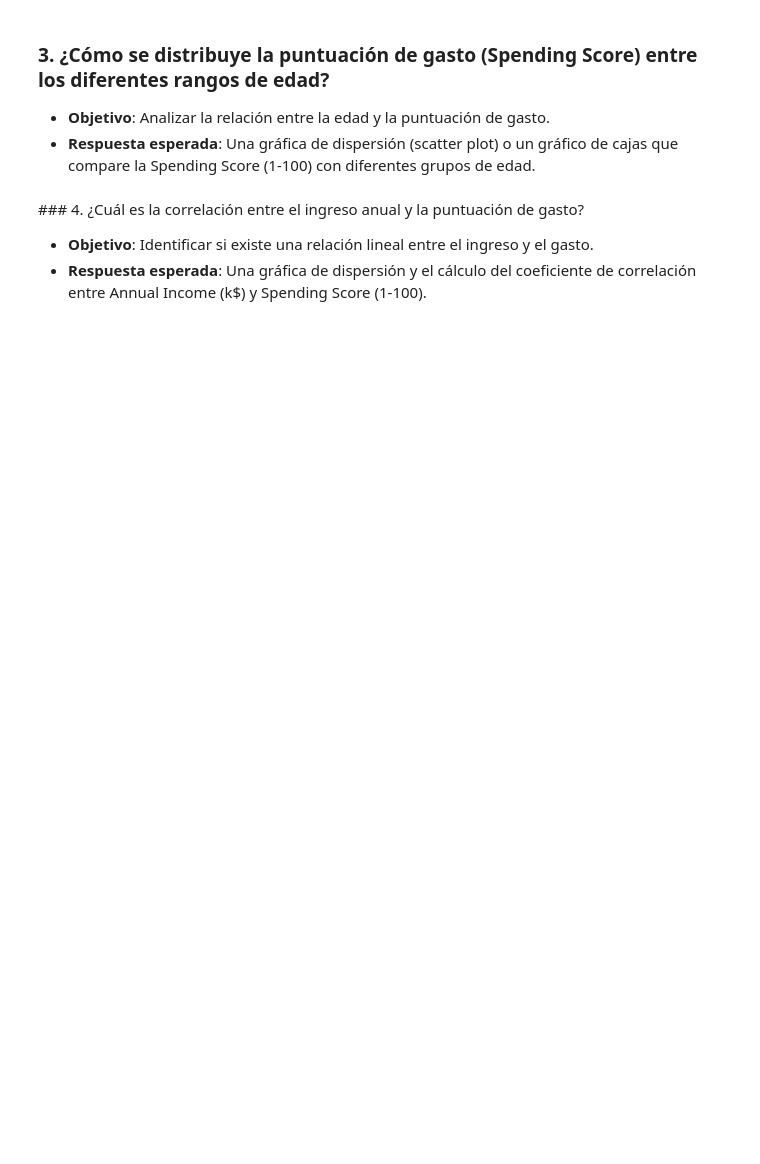
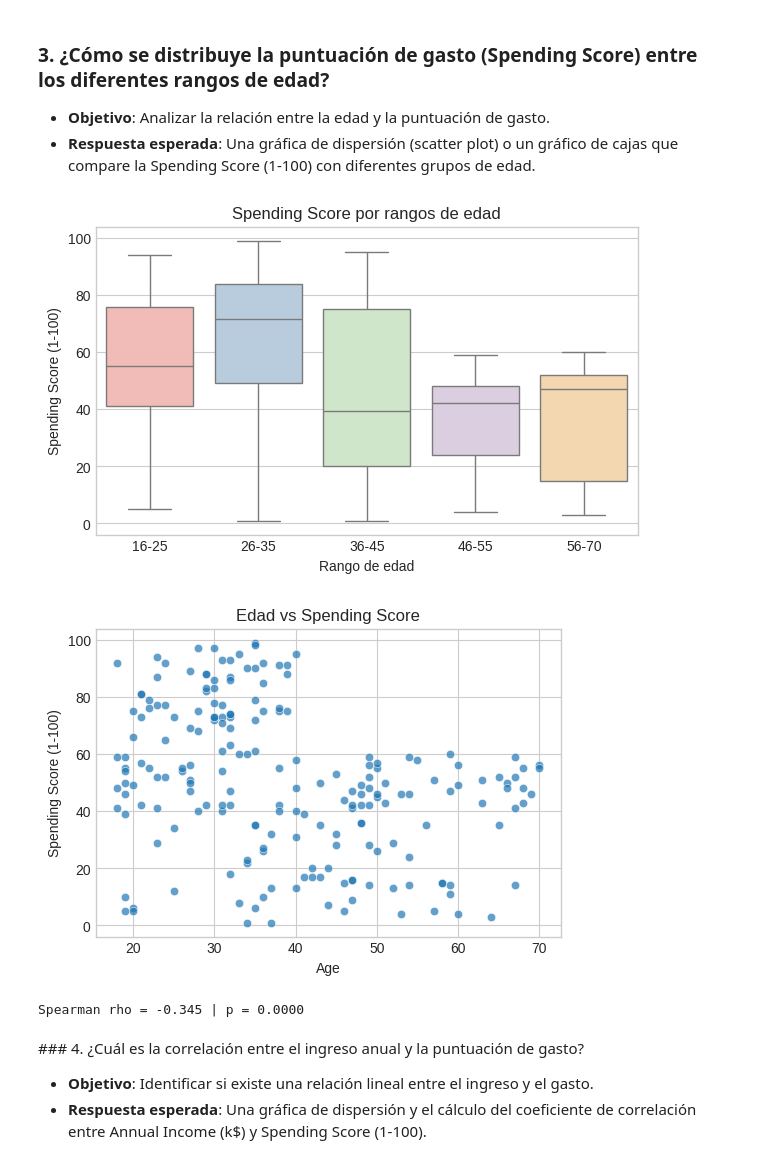
Before and after one commit to pinito2002/aprendizaje_no_supervizado, a Jupyter notebook: 1_EDA.ipynb, the cells around one changed output. Cells and saved outputs as stored; diff of their text form; code cells hidden in the pictures; blank space fills up the shorter version.

```diff
--- a/1_EDA.ipynb
+++ b/1_EDA.ipynb
@@ -31,7 +73,29 @@ import seaborn as sns
 - **Objetivo**: Analizar la relación entre la edad y la puntuación de gasto.
 - **Respuesta esperada**: Una gráfica de dispersión (scatter plot) o un gráfico de cajas que compare la Spending Score (1-100) con diferentes grupos de edad.
 # %%
-# tu código aquí
+bins = [15, 25, 35, 45, 55, 70]
+labels = ["16-25","26-35","36-45","46-55","56-70"]
+df["AgeGroup"] = pd.cut(df["Age"], bins=bins, labels=labels, right=True)
+
+fig, ax = plt.subplots(figsize=(7,4))
+sns.boxplot(data=df, x="AgeGroup", y="Spending Score (1-100)", ax=ax, palette="Pastel1")
+ax.set_title("Spending Score por rangos de edad")
+ax.set_xlabel("Rango de edad")
+ax.set_ylabel("Spending Score (1-100)")
+plt.show()
+
+fig, ax = plt.subplots(figsize=(6,4))
+sns.scatterplot(data=df, x="Age", y="Spending Score (1-100)", ax=ax, alpha=0.7)
+ax.set_title("Edad vs Spending Score")
+plt.show()
+
+from scipy.stats import spearmanr
+rho, p = spearmanr(df["Age"], df["Spending Score (1-100)"])
+print(f"Spearman rho = {rho:.3f} | p = {p:.4f}")
+# %% [output]
+[figure, added]
+[figure, added]
+Spearman rho = -0.345 | p = 0.0000
 # %% [markdown]
 ### 4. ¿Cuál es la correlación entre el ingreso anual y la puntuación de gasto?
 - **Objetivo**: Identificar si existe una relación lineal entre el ingreso y el gasto.
```
Also changed, not shown: parts of 9 cells of this notebook.
